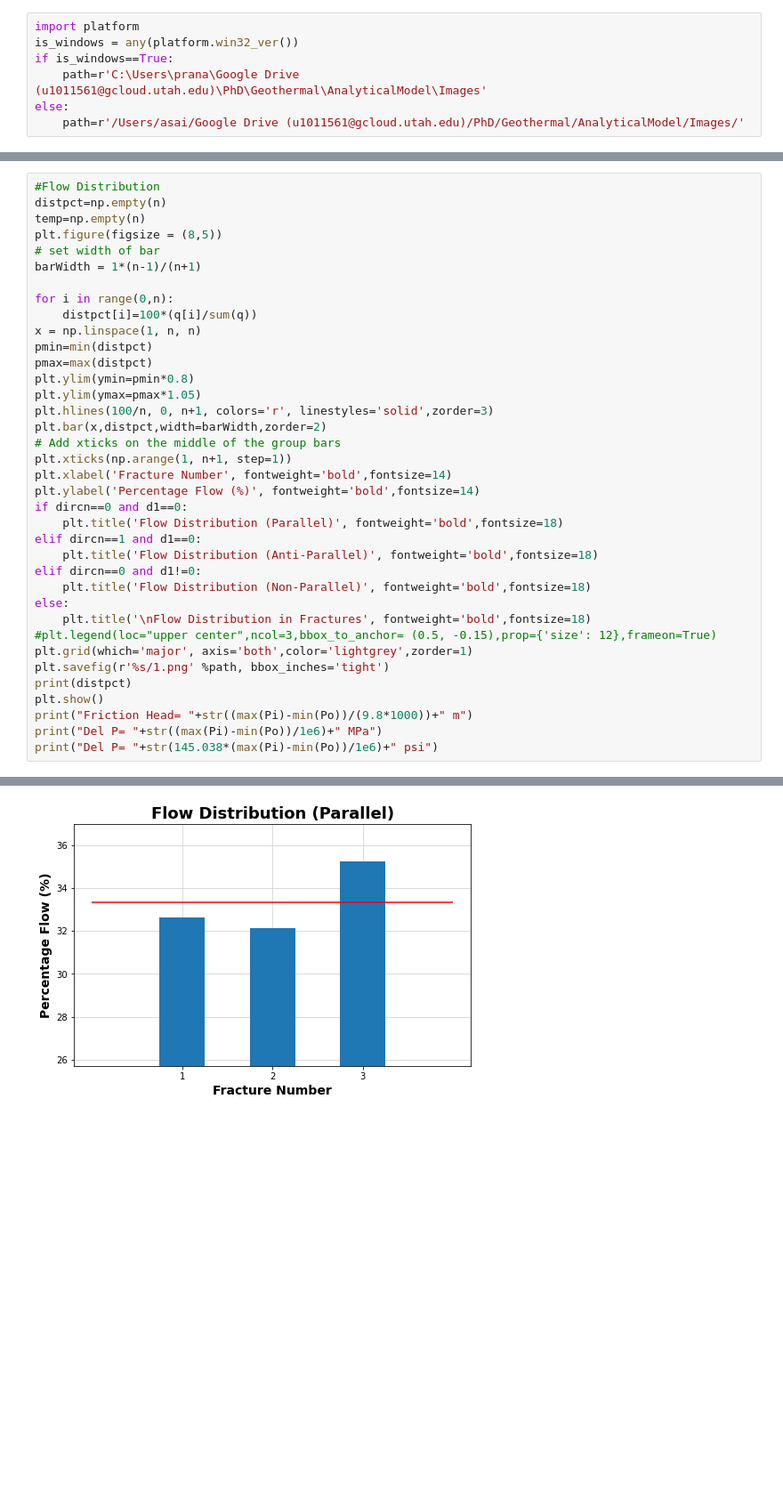
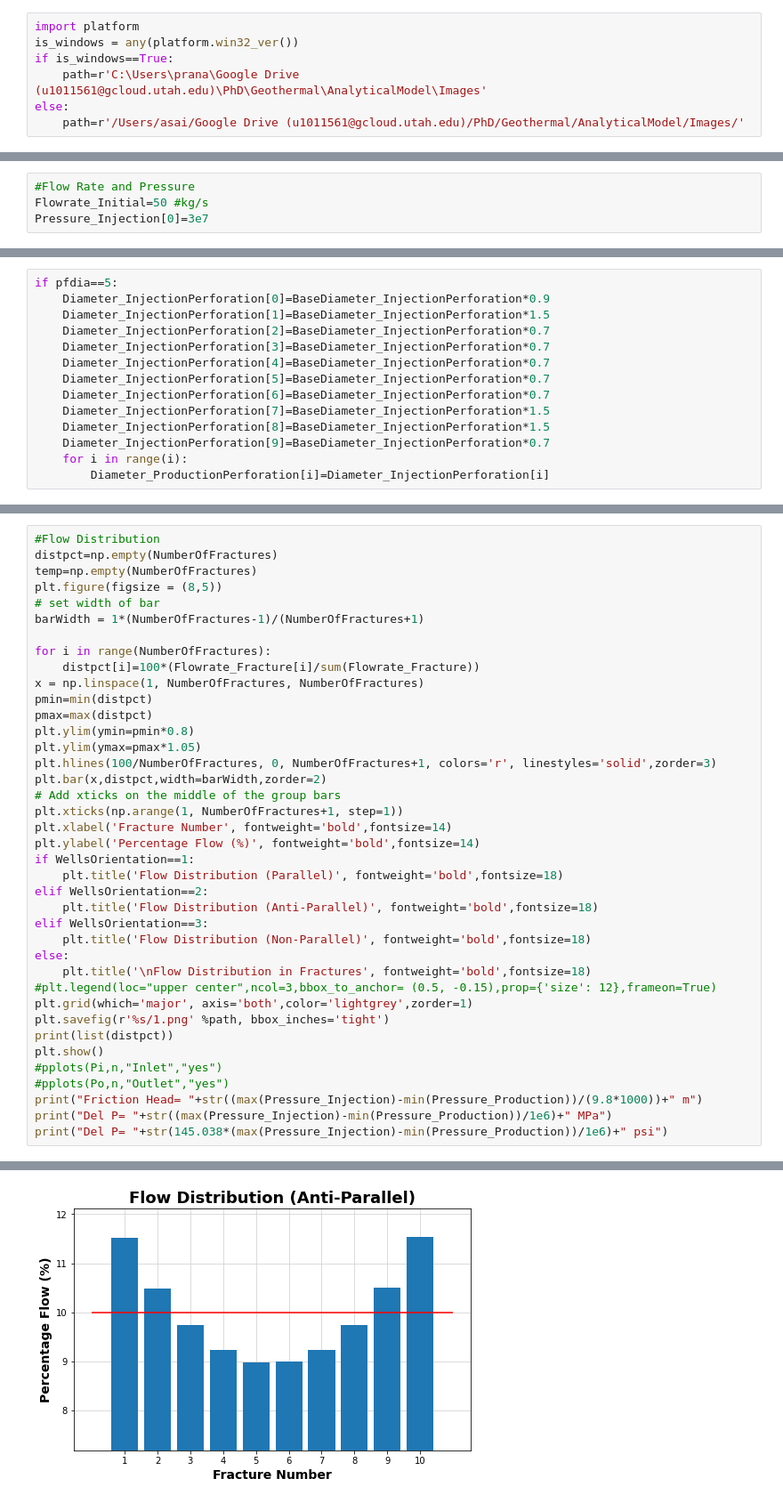
Before and after one commit to pranayasai/FlowDistribution, a Jupyter notebook: FlowDistribution.ipynb, the cells around one changed output, grey strips where cells are left out. Shown at 89% size. Cells and saved outputs as stored; diff of their text form; blank space fills up the shorter version.

```diff
--- a/FlowDistribution.ipynb
+++ b/FlowDistribution.ipynb
@@ -99,0 +70,4 @@ for i in range(n):
+# %%
+#Flow Rate and Pressure
+Flowrate_Initial=50 #kg/s
+Pressure_Injection[0]=3e7
@@ -188,0 +151,14 @@ print(m)
+# %%
+if pfdia==5:
+    Diameter_InjectionPerforation[0]=BaseDiameter_InjectionPerforation*0.9
+    Diameter_InjectionPerforation[1]=BaseDiameter_InjectionPerforation*1.5
+    Diameter_InjectionPerforation[2]=BaseDiameter_InjectionPerforation*0.7
+    Diameter_InjectionPerforation[3]=BaseDiameter_InjectionPerforation*0.7
+    Diameter_InjectionPerforation[4]=BaseDiameter_InjectionPerforation*0.7
+    Diameter_InjectionPerforation[5]=BaseDiameter_InjectionPerforation*0.7
+    Diameter_InjectionPerforation[6]=BaseDiameter_InjectionPerforation*0.7
+    Diameter_InjectionPerforation[7]=BaseDiameter_InjectionPerforation*1.5
+    Diameter_InjectionPerforation[8]=BaseDiameter_InjectionPerforation*1.5
+    Diameter_InjectionPerforation[9]=BaseDiameter_InjectionPerforation*0.7
+    for i in range(i):
+        Diameter_ProductionPerforation[i]=Diameter_InjectionPerforation[i]
@@ -189,38 +287,40 @@ print(m)
 # %%
 #Flow Distribution
-distpct=np.empty(n)
-temp=np.empty(n)
+distpct=np.empty(NumberOfFractures)
+temp=np.empty(NumberOfFractures)
 plt.figure(figsize = (8,5))
 # set width of bar
-barWidth = 1*(n-1)/(n+1)
+barWidth = 1*(NumberOfFractures-1)/(NumberOfFractures+1)
 
-for i in range(0,n):
-    distpct[i]=100*(q[i]/sum(q))
-x = np.linspace(1, n, n)
+for i in range(NumberOfFractures):
+    distpct[i]=100*(Flowrate_Fracture[i]/sum(Flowrate_Fracture))
+x = np.linspace(1, NumberOfFractures, NumberOfFractures)
 pmin=min(distpct)
 pmax=max(distpct)
 plt.ylim(ymin=pmin*0.8)
 plt.ylim(ymax=pmax*1.05)
-plt.hlines(100/n, 0, n+1, colors='r', linestyles='solid',zorder=3)
+plt.hlines(100/NumberOfFractures, 0, NumberOfFractures+1, colors='r', linestyles='solid',zorder=3)
 plt.bar(x,distpct,width=barWidth,zorder=2)
 # Add xticks on the middle of the group bars
-plt.xticks(np.arange(1, n+1, step=1))
+plt.xticks(np.arange(1, NumberOfFractures+1, step=1))
 plt.xlabel('Fracture Number', fontweight='bold',fontsize=14)
 plt.ylabel('Percentage Flow (%)', fontweight='bold',fontsize=14)
-if dircn==0 and d1==0:
+if WellsOrientation==1:
     plt.title('Flow Distribution (Parallel)', fontweight='bold',fontsize=18)
-elif dircn==1 and d1==0:
+elif WellsOrientation==2:
     plt.title('Flow Distribution (Anti-Parallel)', fontweight='bold',fontsize=18)
-elif dircn==0 and d1!=0:
+elif WellsOrientation==3:
     plt.title('Flow Distribution (Non-Parallel)', fontweight='bold',fontsize=18)
 else:
     plt.title('\nFlow Distribution in Fractures', fontweight='bold',fontsize=18)
 #plt.legend(loc="upper center",ncol=3,bbox_to_anchor= (0.5, -0.15),prop={'size': 12},frameon=True)
 plt.grid(which='major', axis='both',color='lightgrey',zorder=1)
 plt.savefig(r'%s/1.png' %path, bbox_inches='tight')
-print(distpct)
+print(list(distpct))
 plt.show()
-print("Friction Head= "+str((max(Pi)-min(Po))/(9.8*1000))+" m")
-print("Del P= "+str((max(Pi)-min(Po))/1e6)+" MPa")
-print("Del P= "+str(145.038*(max(Pi)-min(Po))/1e6)+" psi")
+#pplots(Pi,n,"Inlet","yes")
+#pplots(Po,n,"Outlet","yes")
+print("Friction Head= "+str((max(Pressure_Injection)-min(Pressure_Production))/(9.8*1000))+" m")
+print("Del P= "+str((max(Pressure_Injection)-min(Pressure_Production))/1e6)+" MPa")
+print("Del P= "+str(145.038*(max(Pressure_Injection)-min(Pressure_Production))/1e6)+" psi")
 # %% [output]
@@ -228 +328 @@ print("Del P= "+str(145.038*(max(Pi)-min(Po))/1e6)+" psi")
-[figure, old version]
+[figure, new version]
```
Also changed, not shown: parts of 16 cells of this notebook, 1 other file.
